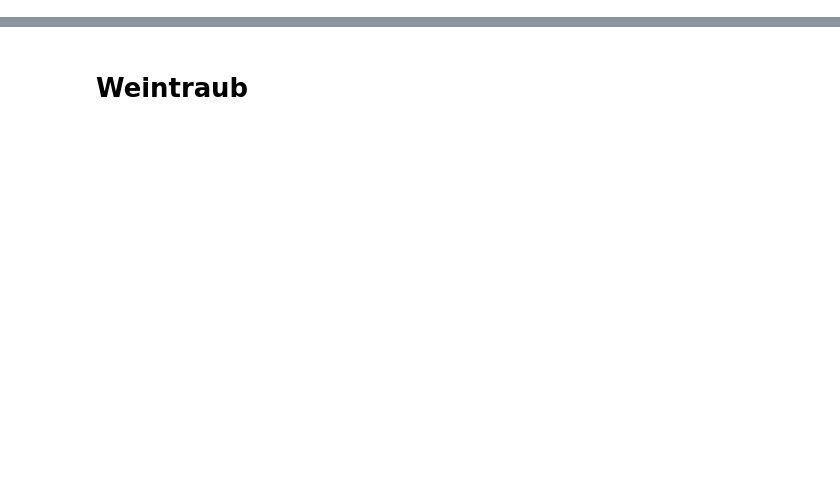
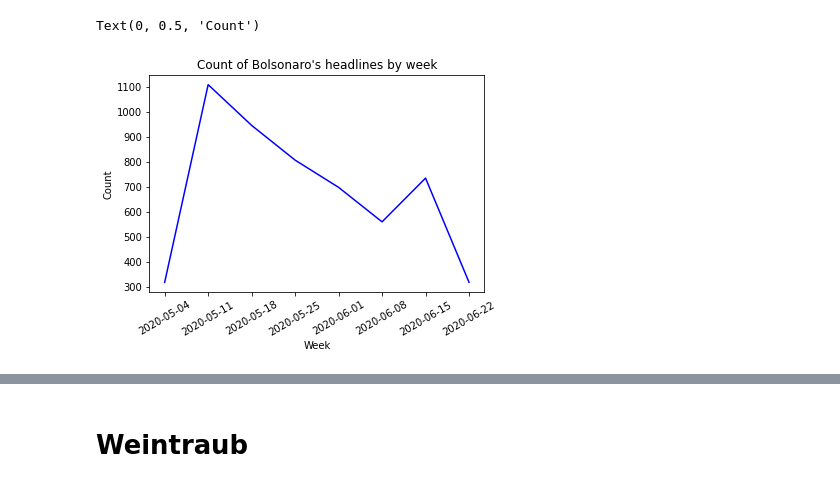
Before and after one commit to brunoluvizotto/politicians_analysis, a Jupyter notebook: data_analysis/analysis.ipynb, the cells around one changed output, grey strips where cells are left out. Cells and saved outputs as stored; diff of their text form; code cells hidden in the pictures; blank space fills up the shorter version.

```diff
--- a/data_analysis/analysis.ipynb
+++ b/data_analysis/analysis.ipynb
@@ -9,0 +26,40 @@ sentiments_dict = transform(data["df"], data["websites"])
+# %%
+df = data["df"]
+
+df = df.copy()
+df = set_initial_analysis_date(df, "2020-05-06 00:00:00")
+df = set_brazilian_timezone(df)
+
+df_bolsonaro = df[(df["keywords"].apply(lambda x: "Bolsonaro" in x))].copy()
+df_moro = df[(df["keywords"].apply(lambda x: "Moro" in x))].copy()
+df_lula = df[(df["keywords"].apply(lambda x: "Lula" in x))].copy()
+df_doria = df[(df["keywords"].apply(lambda x: "Doria" in x))].copy()
+df_weintraub = df[(df["keywords"].apply(lambda x: "Weintraub" in x))].copy()
+df_salles = df[(df["keywords"].apply(lambda x: "Salles" in x))].copy()
+# %%
+df_bolsonaro["week"] = df_bolsonaro["onlineStartDate"].dt.strftime(week_date_format).apply(lambda x: datetime.strptime(x, "%Y-%W-%w")).dt.strftime('%Y-%m-%d')
+df_bolsonaro_group = df_bolsonaro.groupby("week").describe()
+
+df_moro["week"] = df_moro["onlineStartDate"].dt.strftime(week_date_format).apply(lambda x: datetime.strptime(x, "%Y-%W-%w")).dt.strftime('%Y-%m-%d')
+df_moro_group = df_moro.groupby("week").describe()
+
+df_lula["week"] = df_lula["onlineStartDate"].dt.strftime(week_date_format).apply(lambda x: datetime.strptime(x, "%Y-%W-%w")).dt.strftime('%Y-%m-%d')
+df_lula_group = df_lula.groupby("week").describe()
+
+df_doria["week"] = df_doria["onlineStartDate"].dt.strftime(week_date_format).apply(lambda x: datetime.strptime(x, "%Y-%W-%w")).dt.strftime('%Y-%m-%d')
+df_doria_group = df_doria.groupby("week").describe()
+
+df_weintraub["week"] = df_weintraub["onlineStartDate"].dt.strftime(week_date_format).apply(lambda x: datetime.strptime(x, "%Y-%W-%w")).dt.strftime('%Y-%m-%d')
+df_weintraub_group = df_weintraub.groupby("week").describe()
+
+df_salles["week"] = df_salles["onlineStartDate"].dt.strftime(week_date_format).apply(lambda x: datetime.strptime(x, "%Y-%W-%w")).dt.strftime('%Y-%m-%d')
+df_salles_group = df_salles.groupby("week").describe()
+# %%
+plt.plot(df_bolsonaro_group.index, df_bolsonaro_group["sentimentScore"]["count"], color="blue")
+plt.title("Count of Bolsonaro's headlines by week")
+plt.xlabel("Week")
+plt.xticks(rotation=30)
+plt.ylabel("Count")
+# %% [output]
+Text(0, 0.5, 'Count')
+[figure, added]
```
Also changed, not shown: parts of 29 cells of this notebook, 3 other files.
